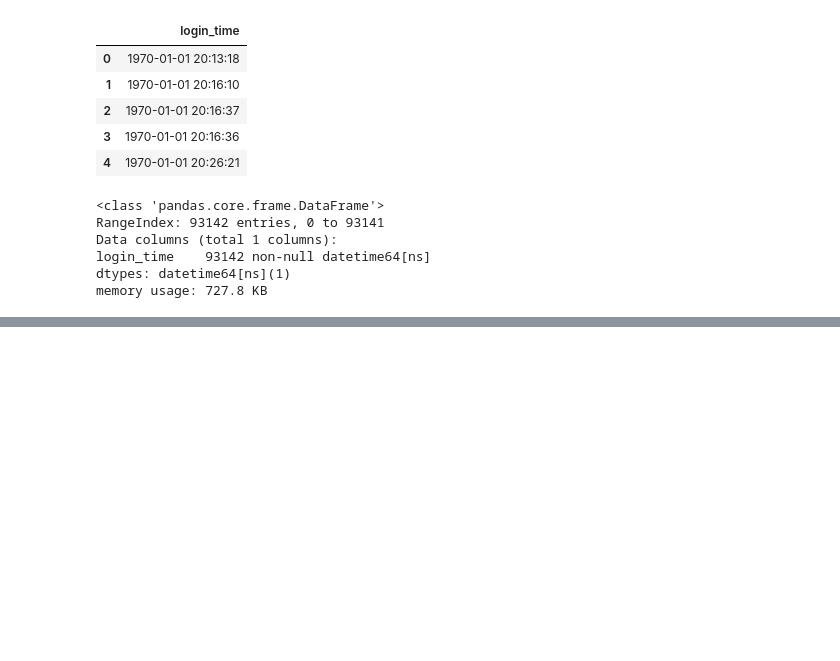
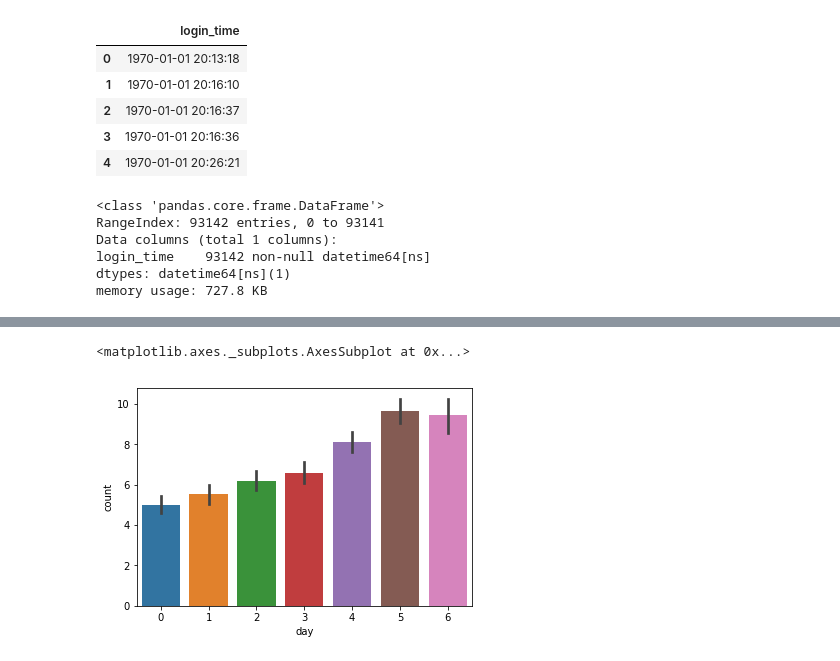
Before and after one commit to cisco3775/Take-Home-Challenge, a Jupyter notebook: Take-Home Challenge Ultimate Technologies Inc..ipynb, the cells around one changed output, grey strips where cells are left out. Saved outputs shown, nothing was run; the diff lists cells and outputs as text; code cells hidden in the pictures; blank space fills up the shorter version.

```diff
--- a/Take-Home Challenge Ultimate Technologies Inc..ipynb
+++ b/Take-Home Challenge Ultimate Technologies Inc..ipynb
@@ -42,0 +80,12 @@ logins
+# %%
+jan.reset_index(drop=False, inplace=True)
+jan['day'] = pd.to_datetime(jan['login_time']).apply(lambda x: x.weekday())
+
+feb.reset_index(drop=False, inplace=True)
+feb['day'] = pd.to_datetime(feb['login_time']).apply(lambda x: x.weekday())
+
+mar.reset_index(drop=False, inplace=True)
+mar['day'] = pd.to_datetime(mar['login_time']).apply(lambda x: x.weekday())
+
+apr.reset_index(drop=False, inplace=True)
+apr['day'] = pd.to_datetime(apr['login_time']).apply(lambda x: x.weekday())
@@ -42,0 +113,5 @@ logins
+# %%
+sns.barplot(x='day', y='count', data=jan)
+# %% [output]
+<matplotlib.axes._subplots.AxesSubplot at 0x...>
+[figure, added]
```
Also changed, not shown: parts of 84 cells of this notebook.
